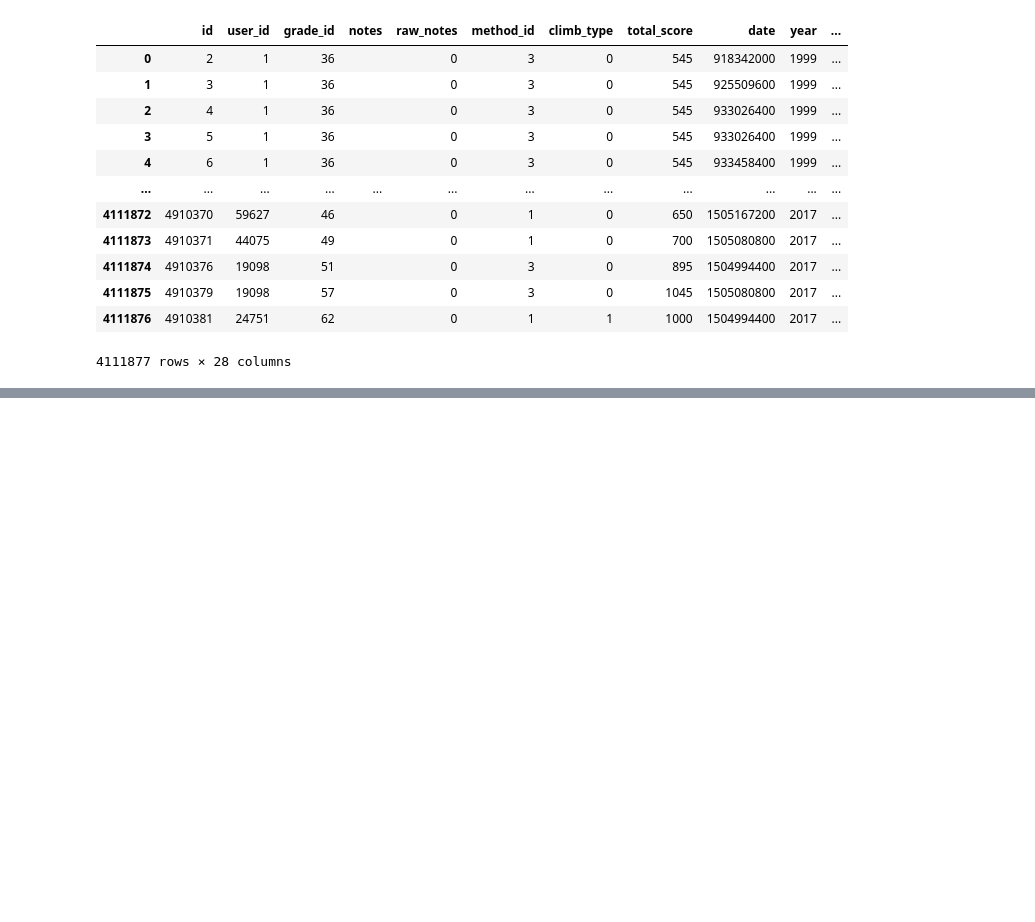
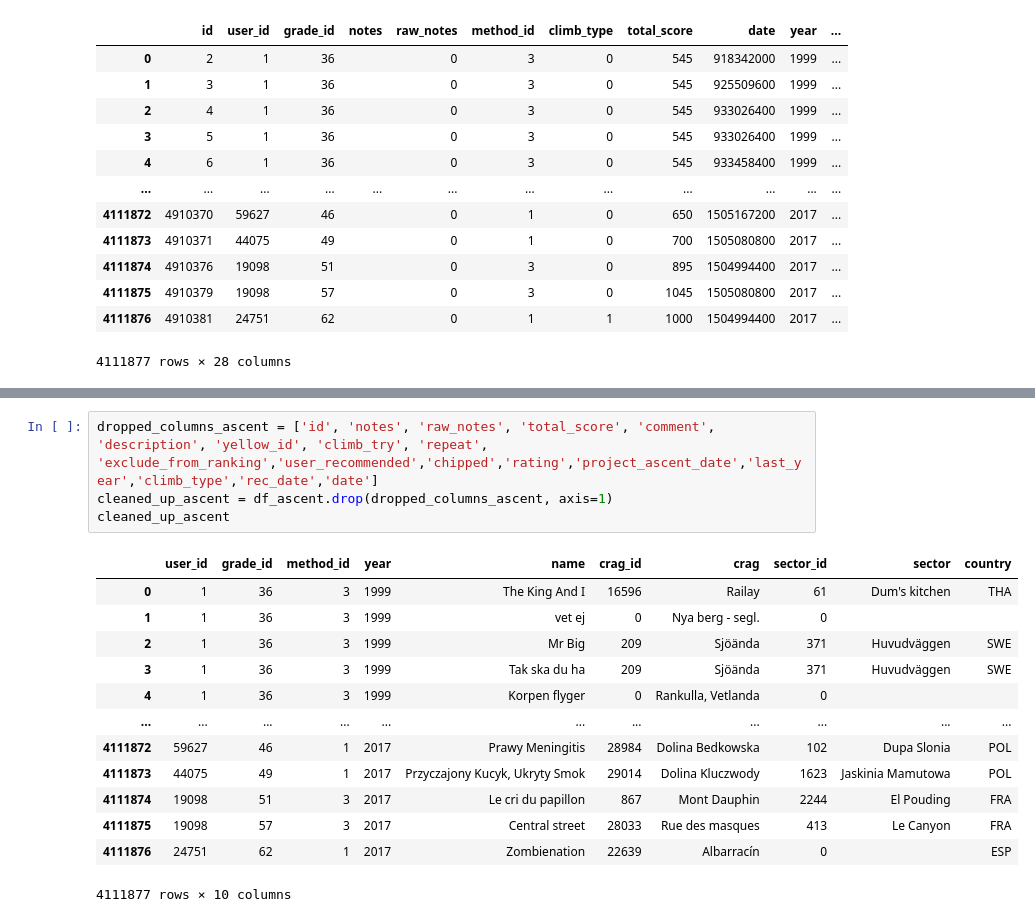
Before and after one commit to kchiev215/Passion_project, a Jupyter notebook: CleanData.ipynb, the cells around one changed output, grey strips where cells are left out. Cells and saved outputs as stored; diff of their text form; blank space fills up the shorter version.

```diff
--- a/CleanData.ipynb
+++ b/CleanData.ipynb
@@ -229,0 +232,18 @@ array([36, 36, 36, ..., 51, 57, 62])
+# %%
+dropped_columns_ascent = ['id', 'notes', 'raw_notes', 'total_score', 'comment', 'description', 'yellow_id', 'climb_try', 'repeat', 'exclude_from_ranking','user_recommended','chipped','rating','project_ascent_date','last_year','climb_type','rec_date','date']
+cleaned_up_ascent = df_ascent.drop(dropped_columns_ascent, axis=1)
+cleaned_up_ascent
+# %% [output]
+|  | user_id | grade_id | method_id | year | name | crag_id | crag | sector_id | sector | country |
+| 0 | 1 | 36 | 3 | 1999 | The King And I | 16596 | Railay | 61 | Dum's kitchen | THA |
+| 1 | 1 | 36 | 3 | 1999 | vet ej | 0 | Nya berg - segl. | 0 |  |  |
+| 2 | 1 | 36 | 3 | 1999 | Mr Big | 209 | Sjöända | 371 | Huvudväggen | SWE |
+| 3 | 1 | 36 | 3 | 1999 | Tak ska du ha | 209 | Sjöända | 371 | Huvudväggen | SWE |
+| 4 | 1 | 36 | 3 | 1999 | Korpen flyger | 0 | Rankulla, Vetlanda | 0 |  |  |
+| ... | ... | ... | ... | ... | ... | ... | ... | ... | ... | ... |
+| 4111872 | 59627 | 46 | 1 | 2017 | Prawy Meningitis | 28984 | Dolina Bedkowska | 102 | Dupa Slonia | POL |
+| 4111873 | 44075 | 49 | 1 | 2017 | Przyczajony Kucyk, Ukryty Smok | 29014 | Dolina Kluczwody | 1623 | Jaskinia Mamutowa | POL |
+| 4111874 | 19098 | 51 | 3 | 2017 | Le cri du papillon | 867 | Mont Dauphin | 2244 | El Pouding | FRA |
+| 4111875 | 19098 | 57 | 3 | 2017 | Central street | 28033 | Rue des masques | 413 | Le Canyon | FRA |
+| 4111876 | 24751 | 62 | 1 | 2017 | Zombienation | 22639 | Albarracín | 0 |  | ESP |
+4111877 rows × 10 columns
```
Also changed, not shown: parts of 22 cells of this notebook.
